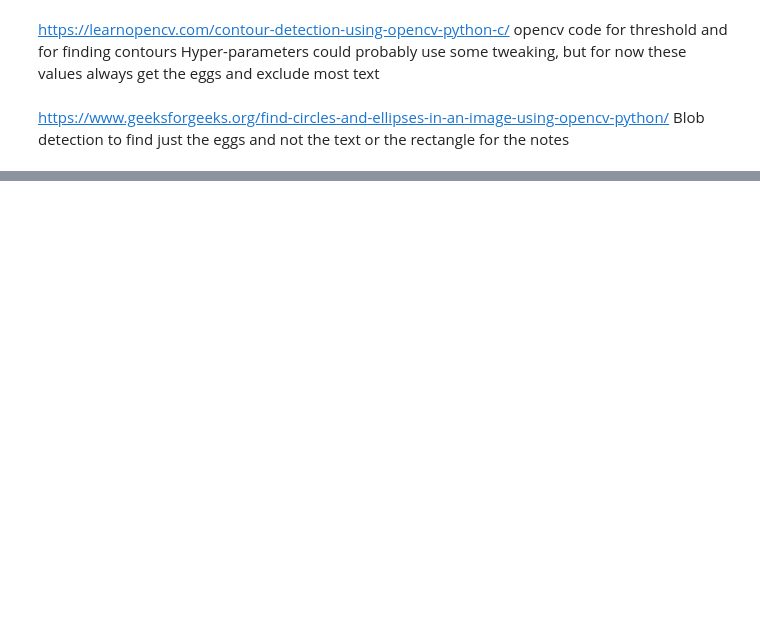
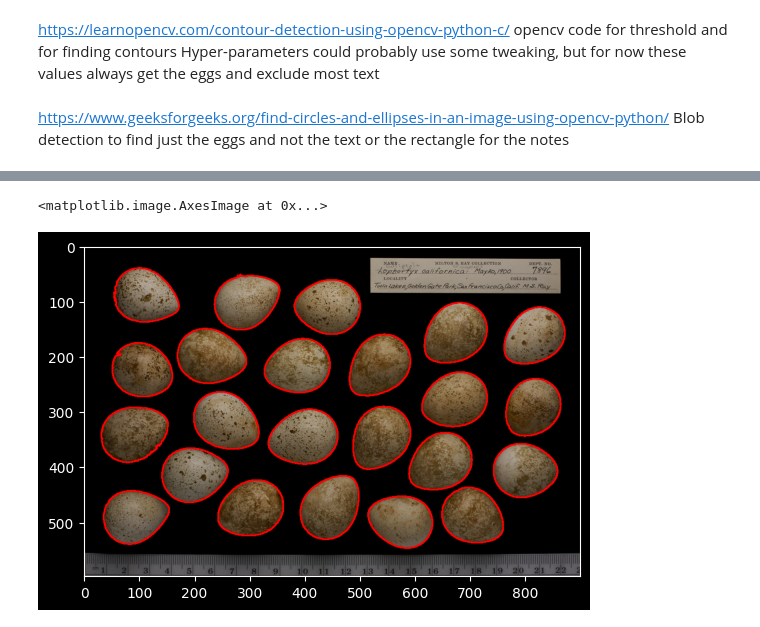
Before and after one commit to RomeBits/BirdEggSpecies, a Jupyter notebook: testing.ipynb, the cells around one changed output, grey strips where cells are left out. Saved outputs shown, nothing was run; the diff lists cells and outputs as text; code cells hidden in the pictures; blank space fills up the shorter version.

```diff
--- a/testing.ipynb
+++ b/testing.ipynb
@@ -39,0 +57,8 @@ plt.imshow(image)
+# %%
+image = load_image(image_urls[im])
+
+cv2.drawContours(image, contours[im], -1, (255,0,0), 2)
+plt.imshow(image)
+# %% [output]
+<matplotlib.image.AxesImage at 0x...>
+[figure, added]
```
Also changed, not shown: parts of 8 cells of this notebook.
